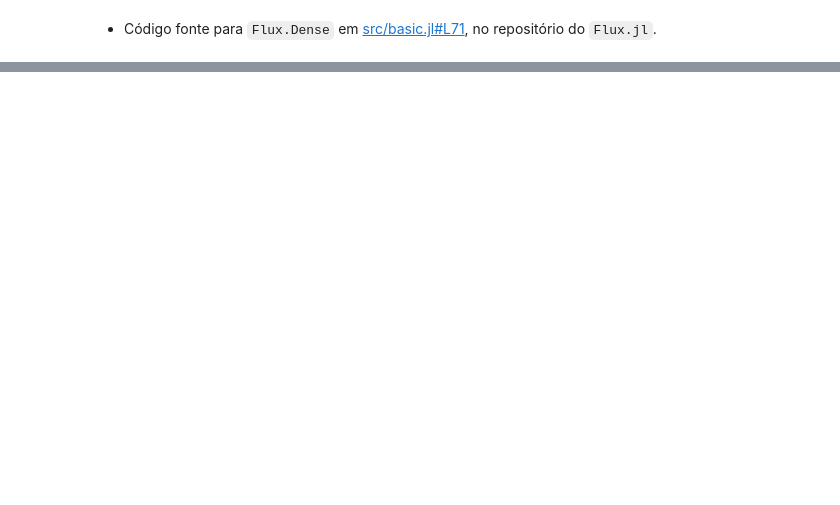
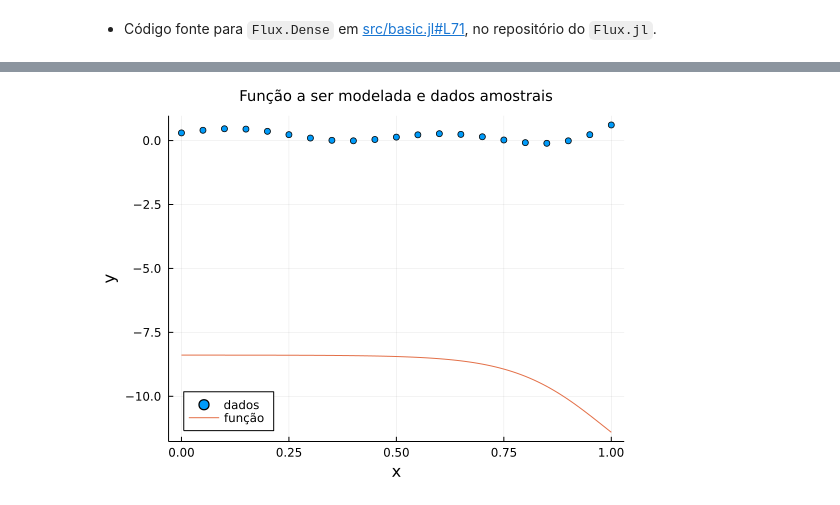
Before and after one commit to rmsrosa/modelagem_matematica, a Jupyter notebook: src/jupyter/c04/0406-Redes_neurais.ipynb, the cells around one changed output, grey strips where cells are left out. Drawn from its saved outputs; the diff is of its cells as text; code cells hidden in the pictures; blank space fills up the shorter version.

```diff
--- a/src/jupyter/c04/0406-Redes_neurais.ipynb
+++ b/src/jupyter/c04/0406-Redes_neurais.ipynb
@@ -311,0 +356,6 @@ end
+# %%
+W1 = [5.0, -5.0, -5.0, -5.0]
+b1 = [-0.0, -0.0, 0.0, 0.0]
+W2 = [5.0, -2.0, 5.0, -5.0]
+b2 = 0.0
+β = [W1; b1; W2; b2]
@@ -311,0 +501,9 @@ end
+# %%
+β_sol = [9.503515; -9.3569145; -5.625807; -8.388889; -4.7491217; -0.2195789; 2.8655014; 9.5591955; 7.2226768; -2.3114116; 11.004925; -8.229728; -0.9190517]
+plot(data_x, data_y,
+    seriestype=:scatter, size=(540,400), label="dados", legend=:bottomleft,
+    xaxis = "x", yaxis = "y",
+    title="Função a ser modelada e dados amostrais", titlefont=10)
+plot!(0:0.01:1, x -> mm(x, β_sol), size=(540,400), label="função")
+# %% [output]
+[figure, added]
```
Also changed, not shown: parts of 32 cells of this notebook.
